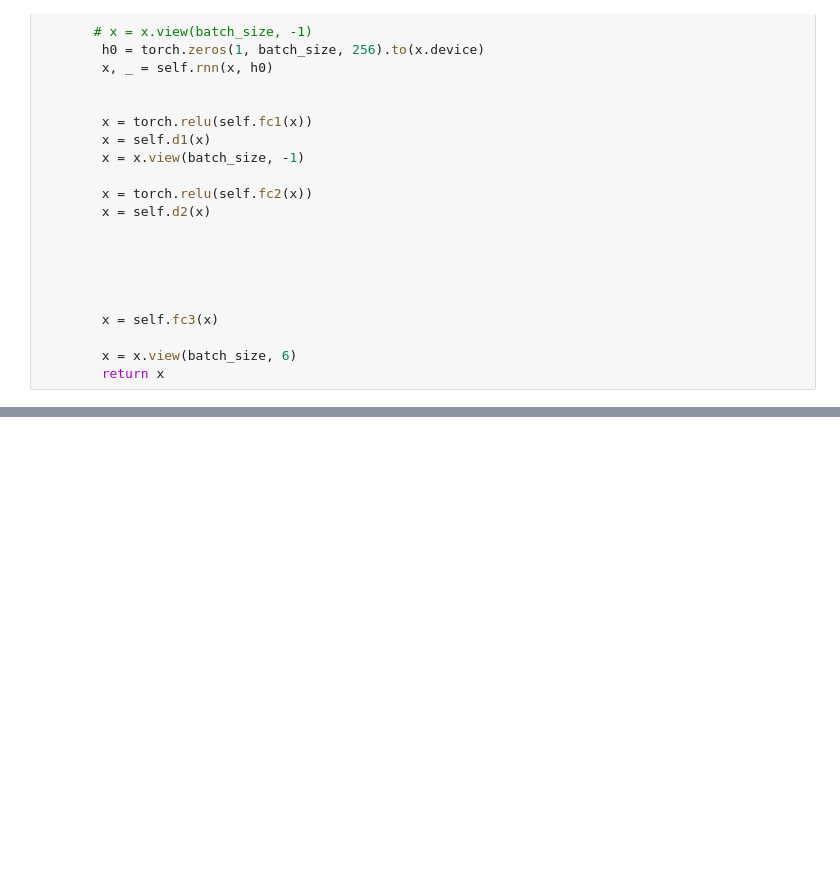
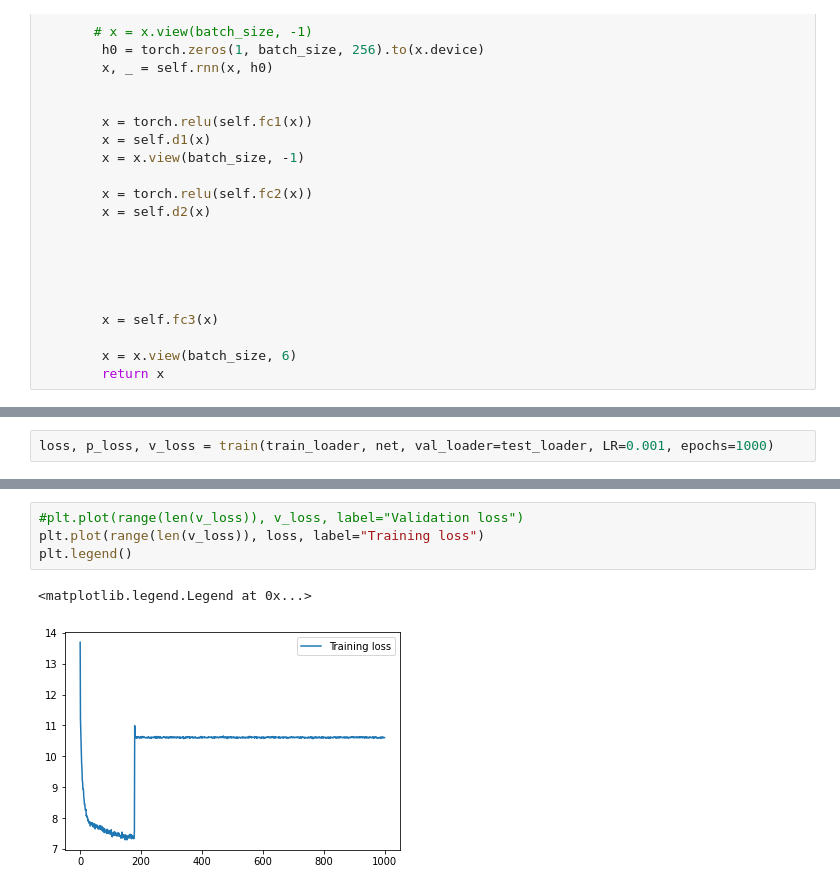
Before and after one commit to RobbieSoutham/SkinLearning, a Jupyter notebook: Model V2.ipynb, the cells around one changed output, grey strips where cells are left out. Saved outputs shown, nothing was run; the diff lists cells and outputs as text; blank space fills up the shorter version.

```diff
--- a/Model V2.ipynb
+++ b/Model V2.ipynb
@@ -534,0 +668,2 @@ class RNN(nn.Module):
+# %%
+loss, p_loss, v_loss = train(train_loader, net, val_loader=test_loader, LR=0.001, epochs=1000)
@@ -534,0 +676,7 @@ class RNN(nn.Module):
+# %%
+#plt.plot(range(len(v_loss)), v_loss, label="Validation loss")
+plt.plot(range(len(v_loss)), loss, label="Training loss")
+plt.legend()
+# %% [output]
+<matplotlib.legend.Legend at 0x...>
+[figure, added]
```
Also changed, not shown: parts of 26 cells of this notebook, 5 other files.
